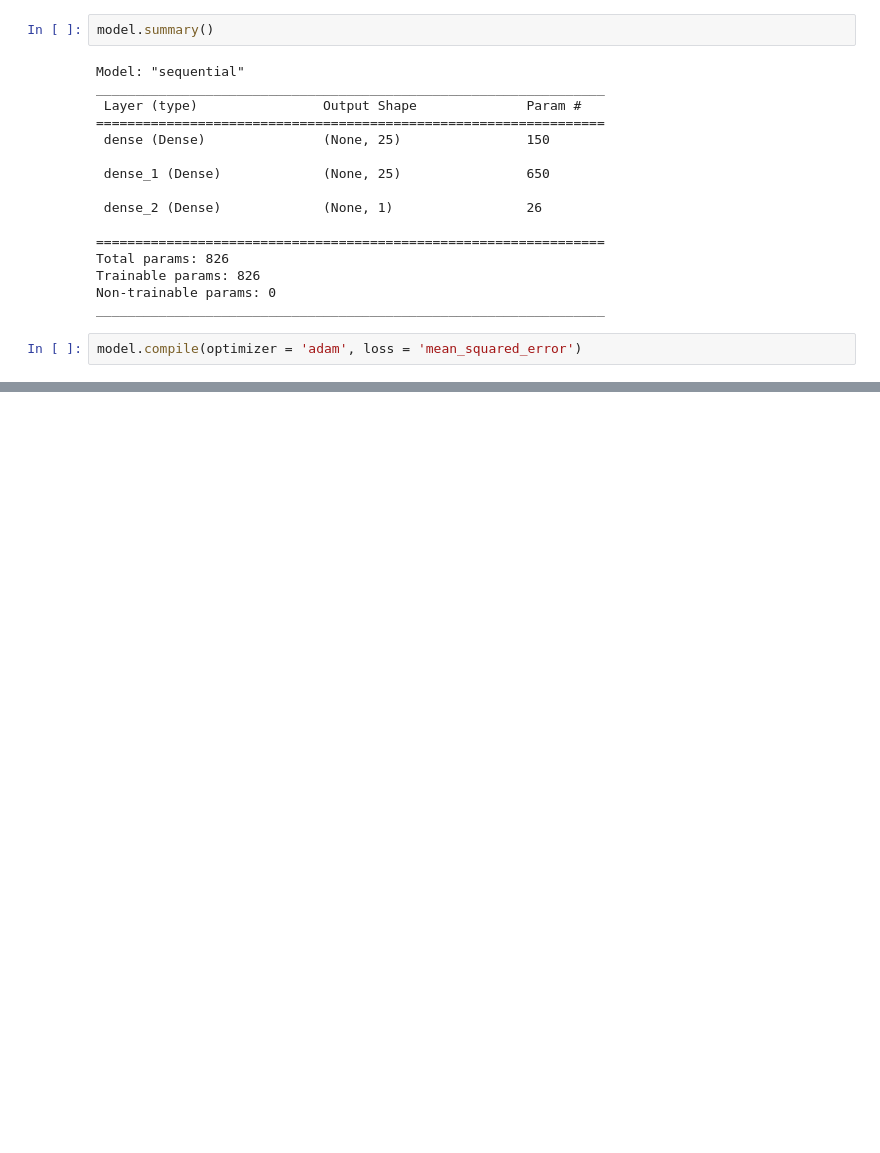
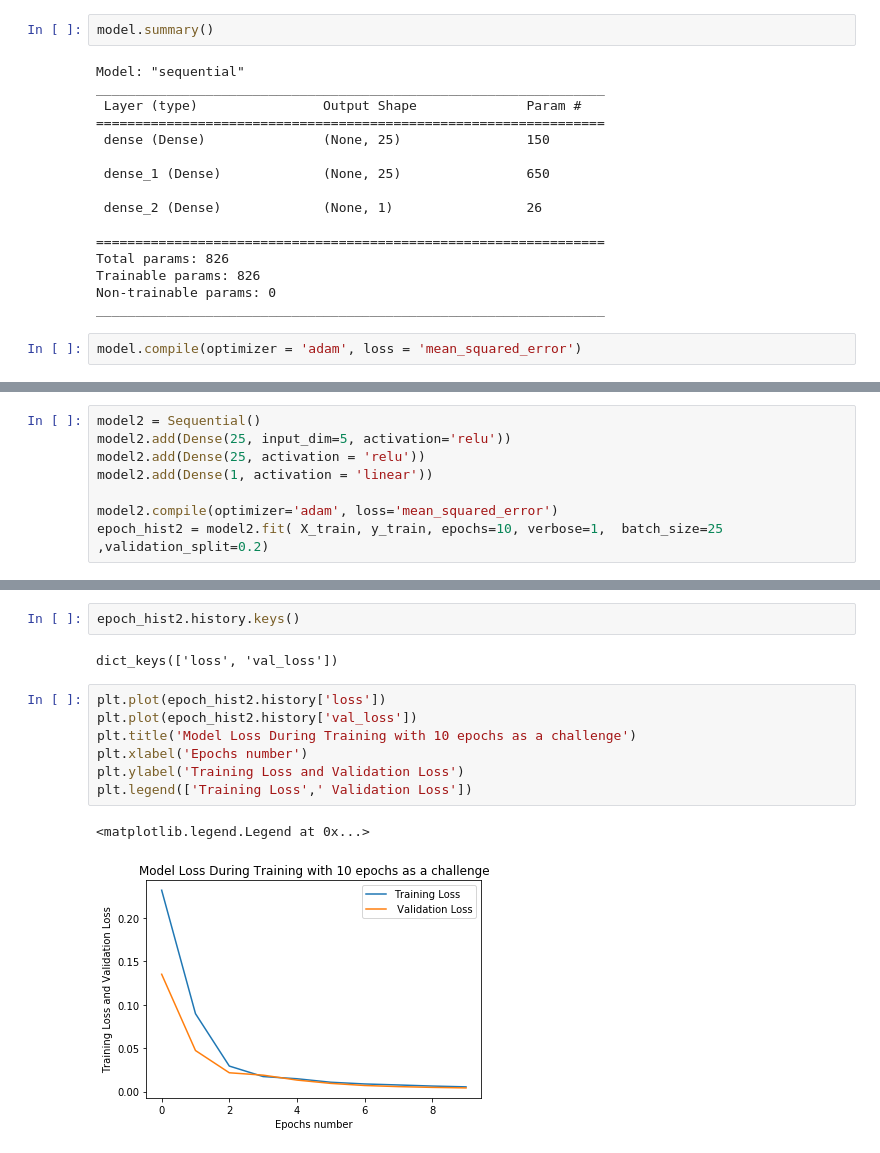
Before and after one commit to fcujar/AutomobilePrediction, a Jupyter notebook: Car Purchase Amount Predictions using ANNS.ipynb, the cells around one changed output, grey strips where cells are left out. Saved outputs shown, nothing was run; the diff lists cells and outputs as text; blank space fills up the shorter version.

```diff
--- a/Car Purchase Amount Predictions using ANNS.ipynb
+++ b/Car Purchase Amount Predictions using ANNS.ipynb
@@ -324,0 +319,8 @@ Epoch 100/100
+# %%
+model2 = Sequential()
+model2.add(Dense(25, input_dim=5, activation='relu'))
+model2.add(Dense(25, activation = 'relu'))
+model2.add(Dense(1, activation = 'linear'))
+
+model2.compile(optimizer='adam', loss='mean_squared_error')
+epoch_hist2 = model2.fit( X_train, y_train, epochs=10, verbose=1,  batch_size=25 ,validation_split=0.2)
@@ -324,0 +348,14 @@ Epoch 100/100
+# %%
+epoch_hist2.history.keys()
+# %% [output]
+dict_keys(['loss', 'val_loss'])
+# %%
+plt.plot(epoch_hist2.history['loss'])
+plt.plot(epoch_hist2.history['val_loss'])
+plt.title('Model Loss During Training with 10 epochs as a challenge')
+plt.xlabel('Epochs number')
+plt.ylabel('Training Loss and Validation Loss')
+plt.legend(['Training Loss',' Validation Loss'])
+# %% [output]
+<matplotlib.legend.Legend at 0x...>
+[figure, added]
```
Also changed, not shown: parts of 6 cells of this notebook.
